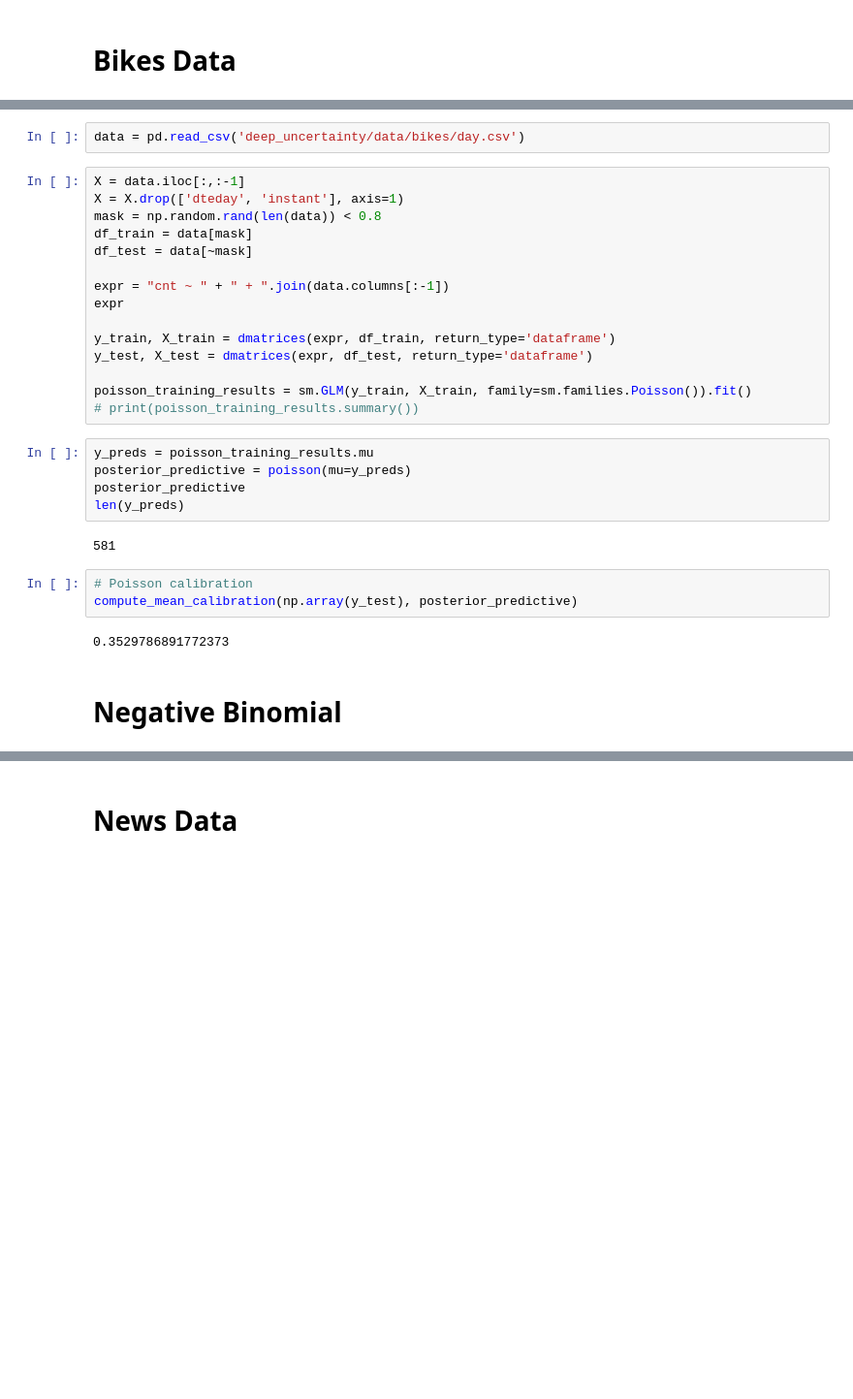
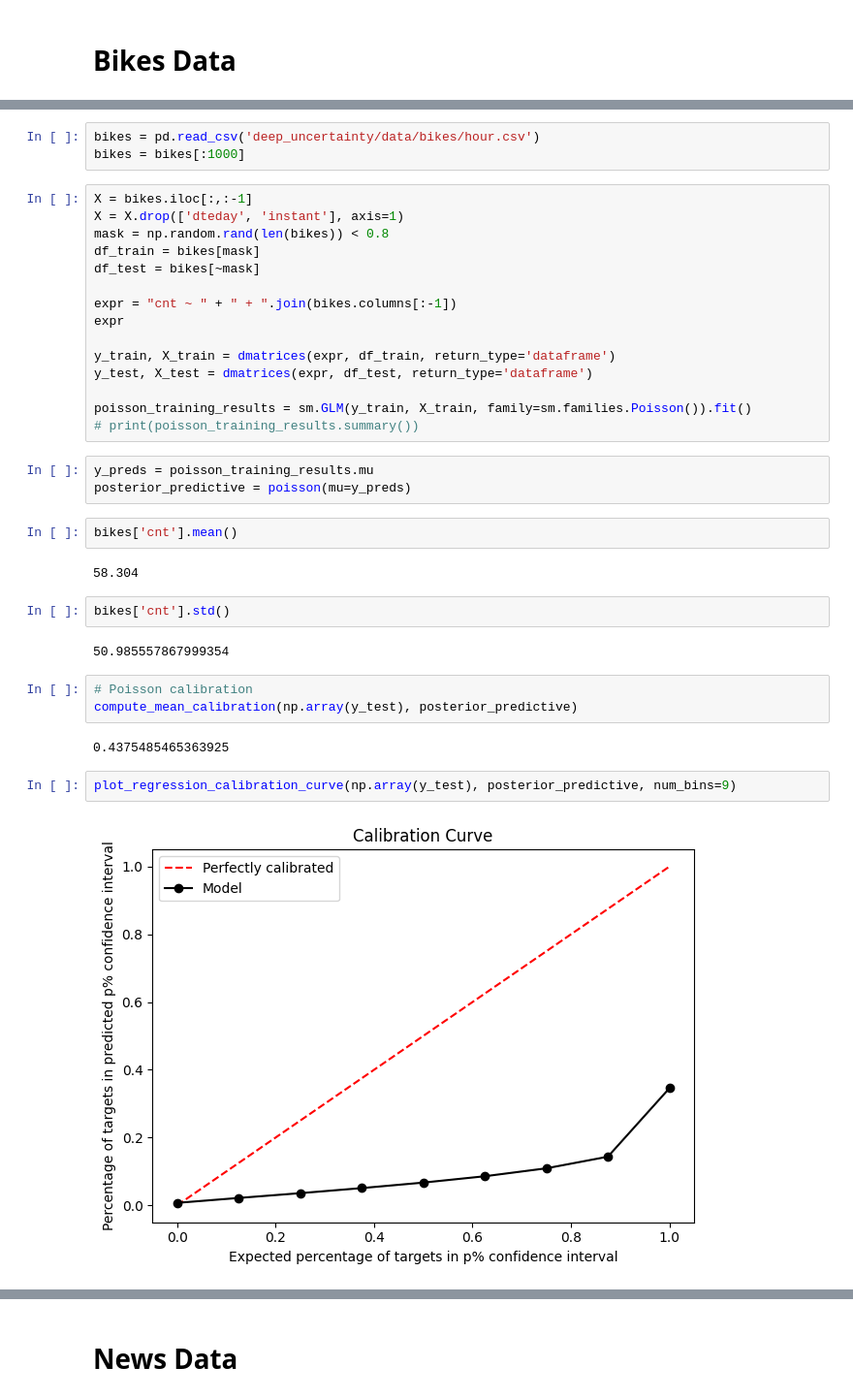
Before and after one commit to porterjenkins/deep_uncertainty, a Jupyter notebook: deep_uncertainty/notebooks/baseline_testing.ipynb, the cells around one changed output, grey strips where cells are left out. Shown: that part at 97% size. Saved outputs shown, nothing was run; the diff lists cells and outputs as text; blank space fills up the shorter version.

Commit message:
Fixed a bit of NB calibration

```diff
--- a/deep_uncertainty/notebooks/baseline_testing.ipynb
+++ b/deep_uncertainty/notebooks/baseline_testing.ipynb
@@ -20,13 +20,14 @@ from deep_uncertainty.evaluation.calibration import compute_mean_calibration
 # %%
-data = pd.read_csv('deep_uncertainty/data/bikes/day.csv')
+bikes = pd.read_csv('deep_uncertainty/data/bikes/hour.csv')
+bikes = bikes[:1000]
 # %%
-X = data.iloc[:,:-1]
+X = bikes.iloc[:,:-1]
 X = X.drop(['dteday', 'instant'], axis=1)
-mask = np.random.rand(len(data)) < 0.8
-df_train = data[mask]
-df_test = data[~mask]
+mask = np.random.rand(len(bikes)) < 0.8
+df_train = bikes[mask]
+df_test = bikes[~mask]
 
-expr = "cnt ~ " + " + ".join(data.columns[:-1])
+expr = "cnt ~ " + " + ".join(bikes.columns[:-1])
 expr
 
 y_train, X_train = dmatrices(expr, df_train, return_type='dataframe')
@@ -37,14 +38,20 @@ poisson_training_results = sm.GLM(y_train, X_train, family=sm.families.Poisson()
 # %%
 y_preds = poisson_training_results.mu
 posterior_predictive = poisson(mu=y_preds)
-posterior_predictive
-len(y_preds)
-# %% [output]
-581
+# %%
+bikes['cnt'].mean()
+# %% [output]
+58.304
+# %%
+bikes['cnt'].std()
+# %% [output]
+50.985557867999354
 # %%
 # Poisson calibration
 compute_mean_calibration(np.array(y_test), posterior_predictive)
 # %% [output]
-0.3529786891772373
+0.4375485465363925
-# %% [markdown]
-# Negative Binomial
+# %%
+plot_regression_calibration_curve(np.array(y_test), posterior_predictive, num_bins=9)
+# %% [output]
+[figure, added]
```
Also changed, not shown: parts of 23 cells of this notebook.
